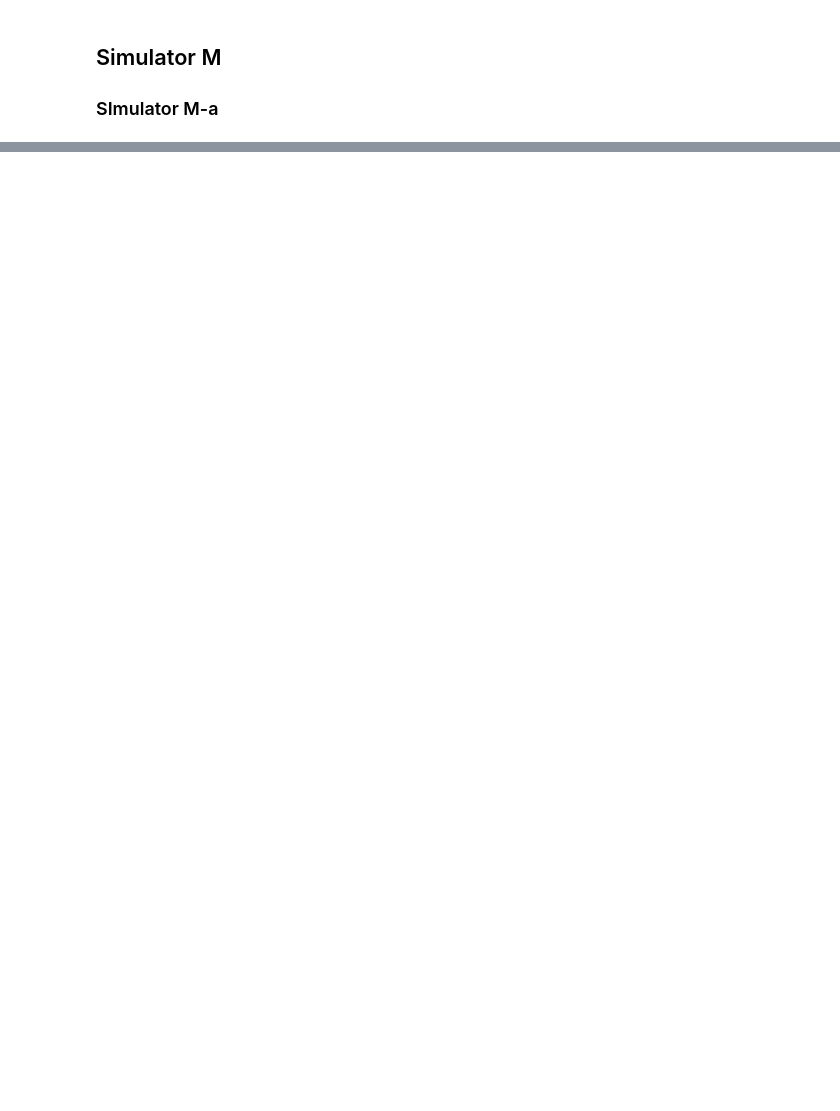
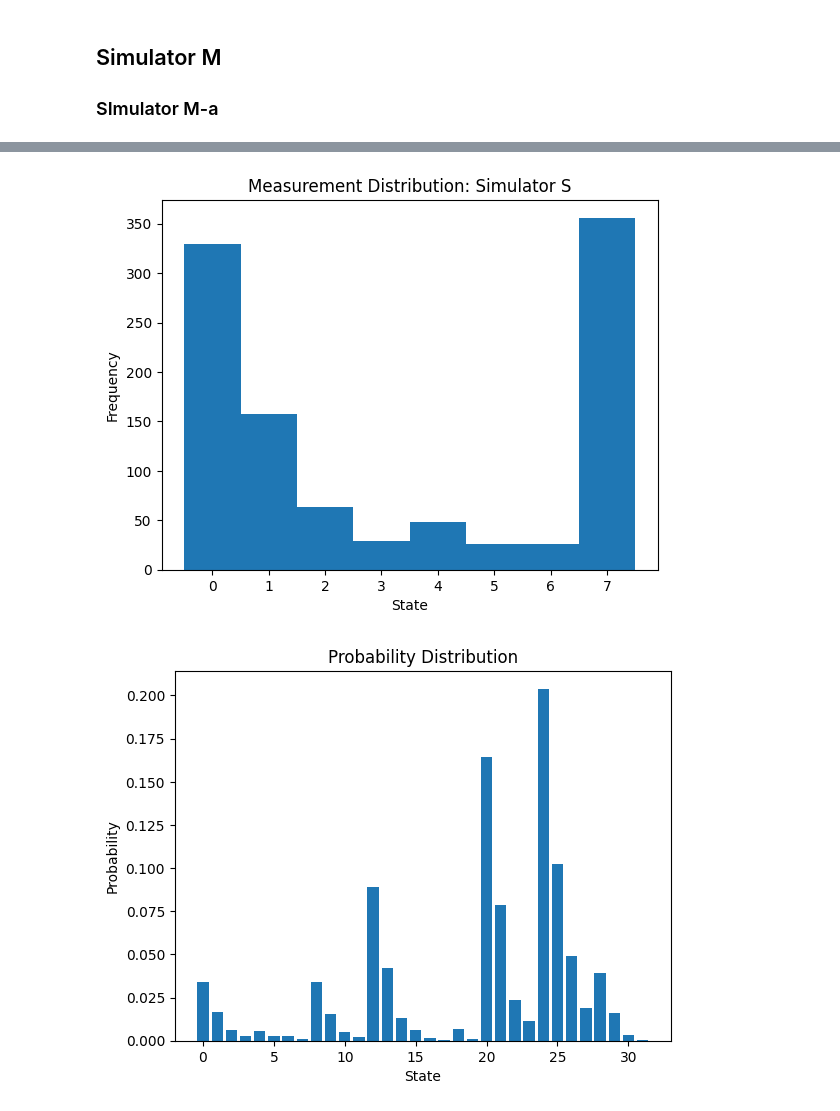
Before and after one commit to Sid-Rau/phys446, a Jupyter notebook: Quantum Computing/Quantum Computing.ipynb, the cells around one changed output, grey strips where cells are left out. Drawn from its saved outputs; the diff is of its cells as text; code cells hidden in the pictures; blank space fills up the shorter version.

```diff
--- a/Quantum Computing/Quantum Computing.ipynb
+++ b/Quantum Computing/Quantum Computing.ipynb
@@ -218,0 +452,35 @@ print(CNOTArray(0,1,3) @state)
+# %%
+def SimulatorS(InputString):
+    numWires,state,circuitList = ParseCircuit(InputString)
+    for element in circuitList:
+        if element[0]=='H':
+            state = H(int(element[1]),state)
+        elif element[0]=='P':
+            state = Phase(int(element[1]),float(element[2]),state)
+        elif element[0]=='CNOT':
+            state = CNOT(int(element[1]),int(element[2]),state)
+        elif element[0]=='MEASURE':
+            return Measure(state)
+    return state
+# %%
+dist = []
+for i in range(10000):
+    result = SimulatorS("measure.circuit")
+    dist.append(int(result, 2))
+# %%
+plt.hist(dist, bins=range(2**numberOfWires + 1), align='left')
+plt.xlabel('State')
+plt.ylabel('Frequency')
+plt.title('Measurement Distribution: Simulator S')
+plt.show()
+
+numberOfWires,initstate,circuitList = ParseCircuit("measure.circuit")
+probabilities = [abs(x)**2 for x in DiracToVec(RunCircuitS(numberOfWires,circuitList))]
+plt.bar(range(len(probabilities)),probabilities)
+plt.title("Probability Distribution")
+plt.xlabel('State')
+plt.ylabel('Probability')
+plt.show()
+# %% [output]
+[figure, added]
+[figure, added]
```
Also changed, not shown: parts of 51 cells of this notebook, 18 other files.
